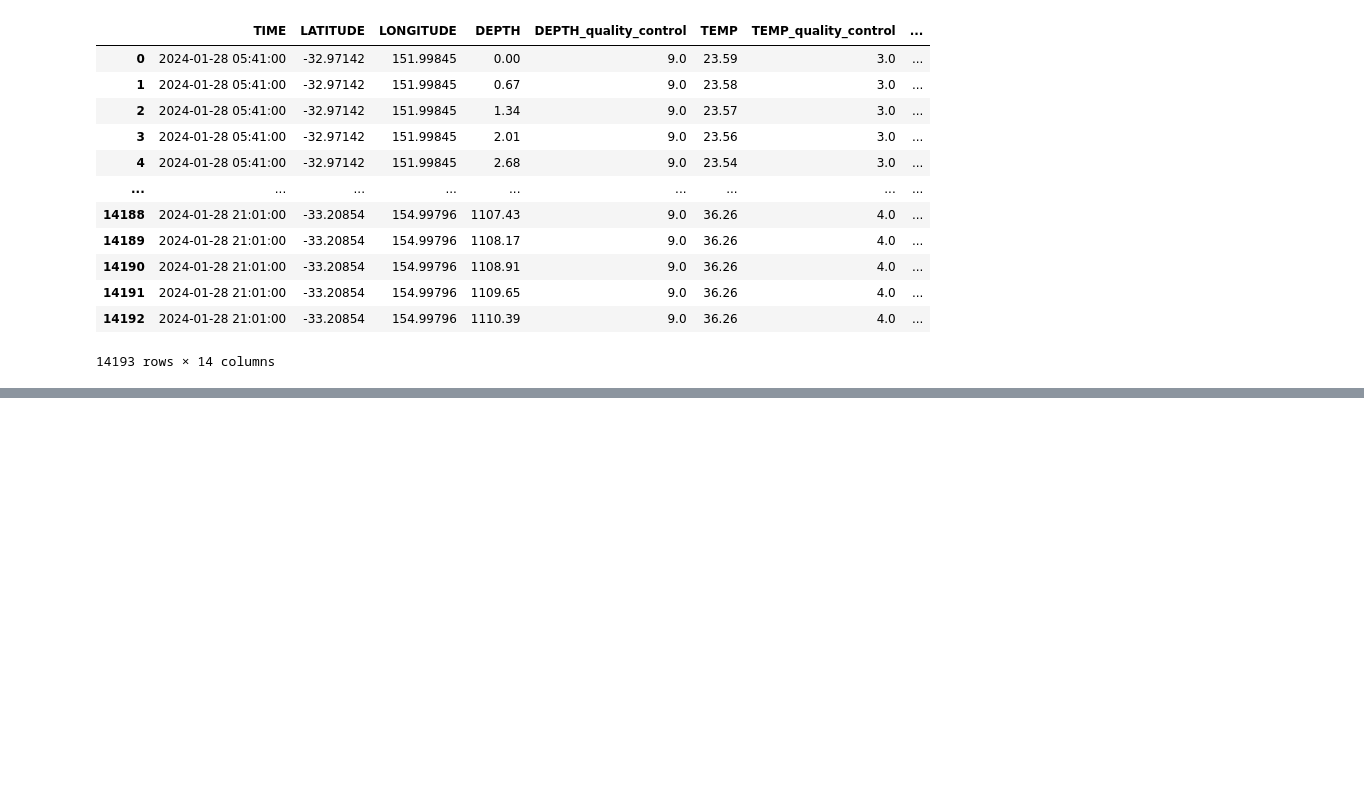
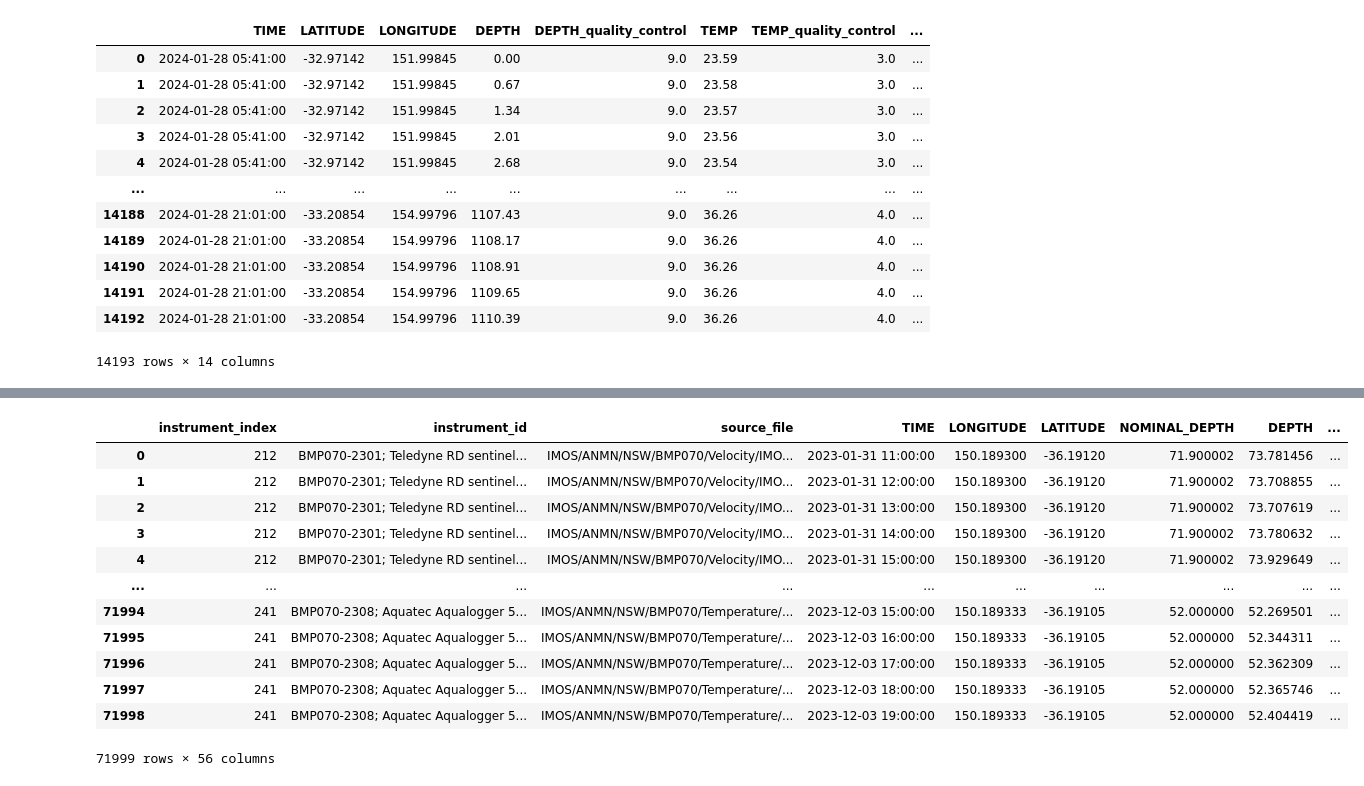
Before and after one commit to aodn/IMOS-hackathon, a Jupyter notebook: 2024/Projects/CARSv2/notebooks/get_aodn_example_hackathon.ipynb, the cells around one changed output, grey strips where cells are left out. Saved outputs shown, nothing was run; the diff lists cells and outputs as text; code cells hidden in the pictures; blank space fills up the shorter version.

Commit message:
(Feat) add anmn hourly timeseries + notebook migration2

```diff
--- a/2024/Projects/CARSv2/notebooks/get_aodn_example_hackathon.ipynb
+++ b/2024/Projects/CARSv2/notebooks/get_aodn_example_hackathon.ipynb
@@ -220,0 +274,2 @@ df
+# %%
+aodn_instance = GetAodn()
@@ -220,0 +284,19 @@ df
+# %%
+df = aodn_instance.get_dataset('anmn_hourly_timeseries').get_data(date_start='2023-01-31 10:14:00', date_end='2024-02-01 07:50:00',
+                                                                  scalar_filter={"site_code": "BMP070"})
+# %%
+df
+# %% [output]
+|  | instrument_index | instrument_id | source_file | TIME | LONGITUDE | LATITUDE | NOMINAL_DEPTH | DEPTH | ... |
+| 0 | 212 | BMP070-2301; Teledyne RD sentinel... | IMOS/ANMN/NSW/BMP070/Velocity/IMO... | 2023-01-31 11:00:00 | 150.189300 | -36.19120 | 71.900002 | 73.781456 | ... |
+| 1 | 212 | BMP070-2301; Teledyne RD sentinel... | IMOS/ANMN/NSW/BMP070/Velocity/IMO... | 2023-01-31 12:00:00 | 150.189300 | -36.19120 | 71.900002 | 73.708855 | ... |
+| 2 | 212 | BMP070-2301; Teledyne RD sentinel... | IMOS/ANMN/NSW/BMP070/Velocity/IMO... | 2023-01-31 13:00:00 | 150.189300 | -36.19120 | 71.900002 | 73.707619 | ... |
+| 3 | 212 | BMP070-2301; Teledyne RD sentinel... | IMOS/ANMN/NSW/BMP070/Velocity/IMO... | 2023-01-31 14:00:00 | 150.189300 | -36.19120 | 71.900002 | 73.780632 | ... |
+| 4 | 212 | BMP070-2301; Teledyne RD sentinel... | IMOS/ANMN/NSW/BMP070/Velocity/IMO... | 2023-01-31 15:00:00 | 150.189300 | -36.19120 | 71.900002 | 73.929649 | ... |
+| ... | ... | ... | ... | ... | ... | ... | ... | ... | ... |
+| 71994 | 241 | BMP070-2308; Aquatec Aqualogger 5... | IMOS/ANMN/NSW/BMP070/Temperature/... | 2023-12-03 15:00:00 | 150.189333 | -36.19105 | 52.000000 | 52.269501 | ... |
+| 71995 | 241 | BMP070-2308; Aquatec Aqualogger 5... | IMOS/ANMN/NSW/BMP070/Temperature/... | 2023-12-03 16:00:00 | 150.189333 | -36.19105 | 52.000000 | 52.344311 | ... |
+| 71996 | 241 | BMP070-2308; Aquatec Aqualogger 5... | IMOS/ANMN/NSW/BMP070/Temperature/... | 2023-12-03 17:00:00 | 150.189333 | -36.19105 | 52.000000 | 52.362309 | ... |
+| 71997 | 241 | BMP070-2308; Aquatec Aqualogger 5... | IMOS/ANMN/NSW/BMP070/Temperature/... | 2023-12-03 18:00:00 | 150.189333 | -36.19105 | 52.000000 | 52.365746 | ... |
+| 71998 | 241 | BMP070-2308; Aquatec Aqualogger 5... | IMOS/ANMN/NSW/BMP070/Temperature/... | 2023-12-03 19:00:00 | 150.189333 | -36.19105 | 52.000000 | 52.404419 | ... |
+71999 rows × 56 columns
```
Also changed, not shown: parts of 13 cells of this notebook.
